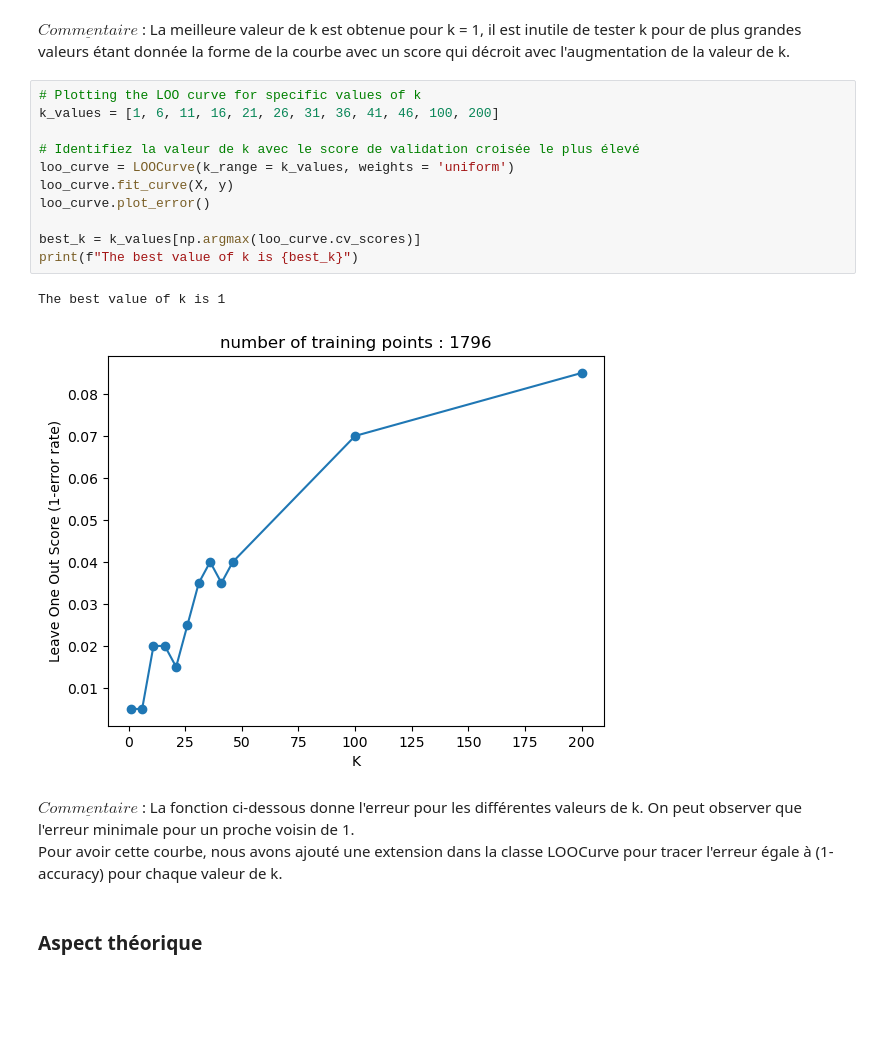
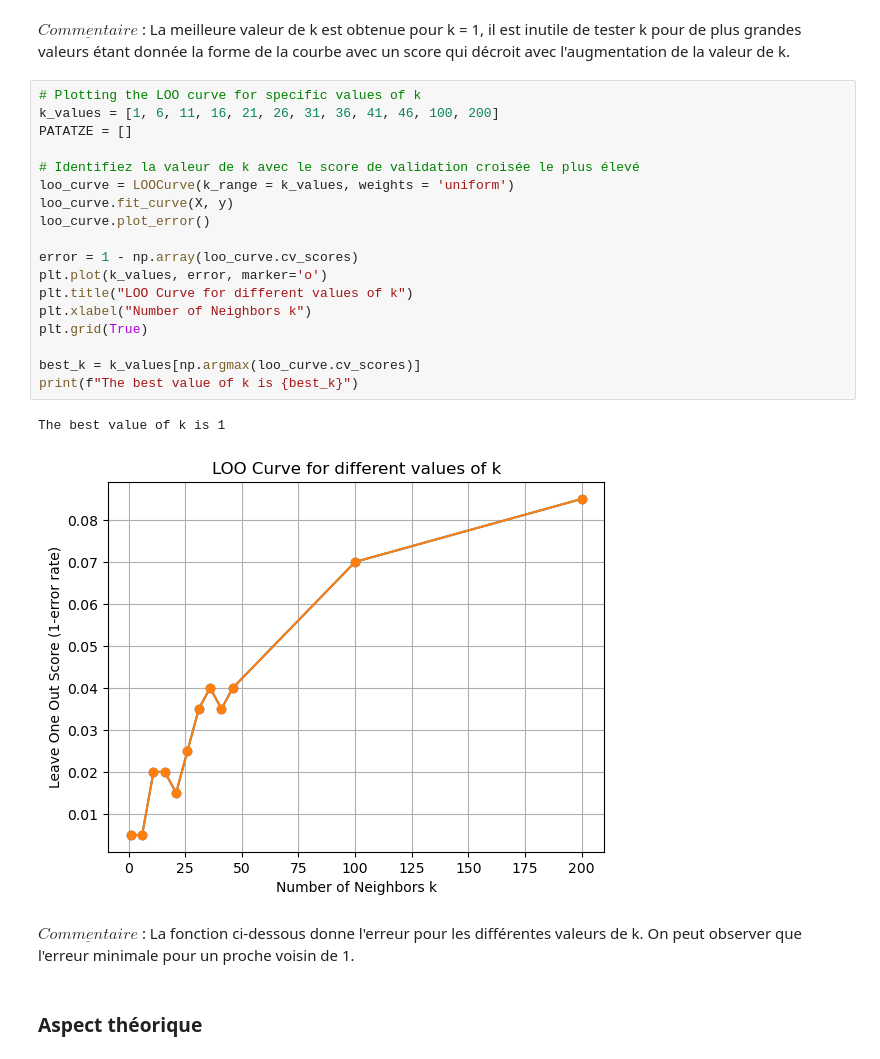
Before and after one commit to pralban/Machine-learning, a Jupyter notebook: TP2 KNN/tp2.ipynb, the cells around one changed output. Cells and saved outputs as stored; diff of their text form; blank space fills up the shorter version.

```diff
--- a/TP2 KNN/tp2.ipynb
+++ b/TP2 KNN/tp2.ipynb
@@ -585,20 +585,26 @@ The best value of k is 1
 # %%
 # Plotting the LOO curve for specific values of k
 k_values = [1, 6, 11, 16, 21, 26, 31, 36, 41, 46, 100, 200]
+PATATZE = []
 
 # Identifiez la valeur de k avec le score de validation croisée le plus élevé
 loo_curve = LOOCurve(k_range = k_values, weights = 'uniform')
 loo_curve.fit_curve(X, y)
 loo_curve.plot_error()
 
+error = 1 - np.array(loo_curve.cv_scores)
+plt.plot(k_values, error, marker='o')
+plt.title("LOO Curve for different values of k")
+plt.xlabel("Number of Neighbors k")
+plt.grid(True)
+
 best_k = k_values[np.argmax(loo_curve.cv_scores)]
 print(f"The best value of k is {best_k}")
 # %% [output]
 The best value of k is 1
-[figure, old version]
+[figure, new version]
 # %% [markdown]
  $\underline{Commentaire}$ : La fonction ci-dessous donne l'erreur pour les différentes valeurs de k. On peut observer que l'erreur minimale pour un proche voisin de 1.
- Pour avoir cette courbe, nous avons ajouté une extension dans la classe LOOCurve pour tracer l'erreur égale à (1-accuracy) pour chaque valeur  de k.
 # %% [markdown]
 ### Aspect théorique
 # %% [markdown]
```
Also changed, not shown: parts of 2 cells of this notebook.
